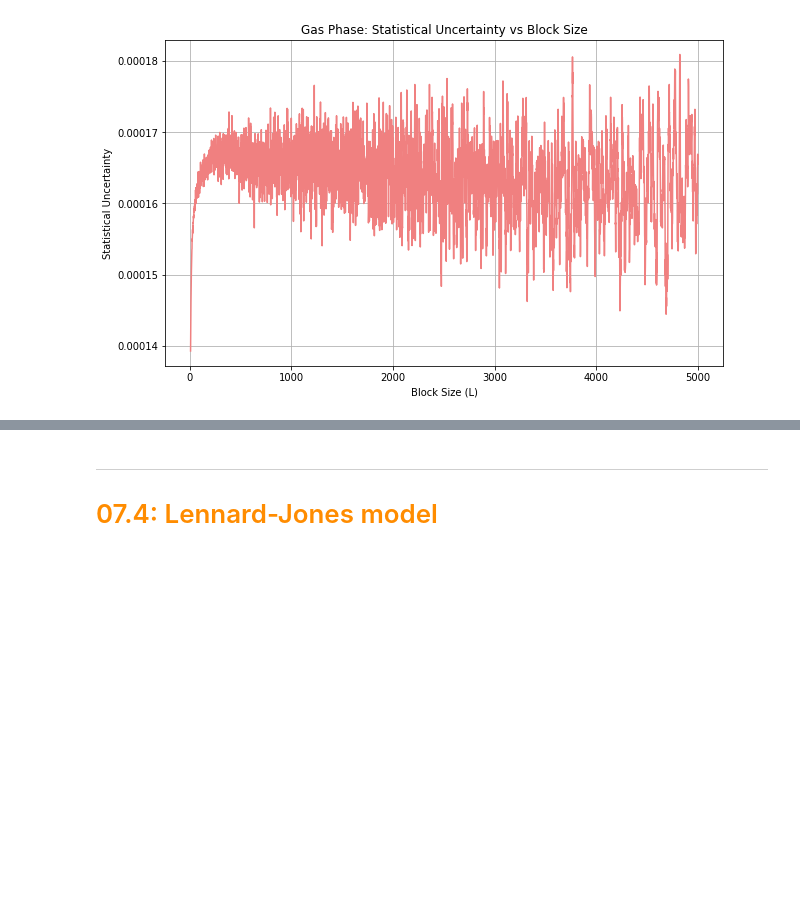
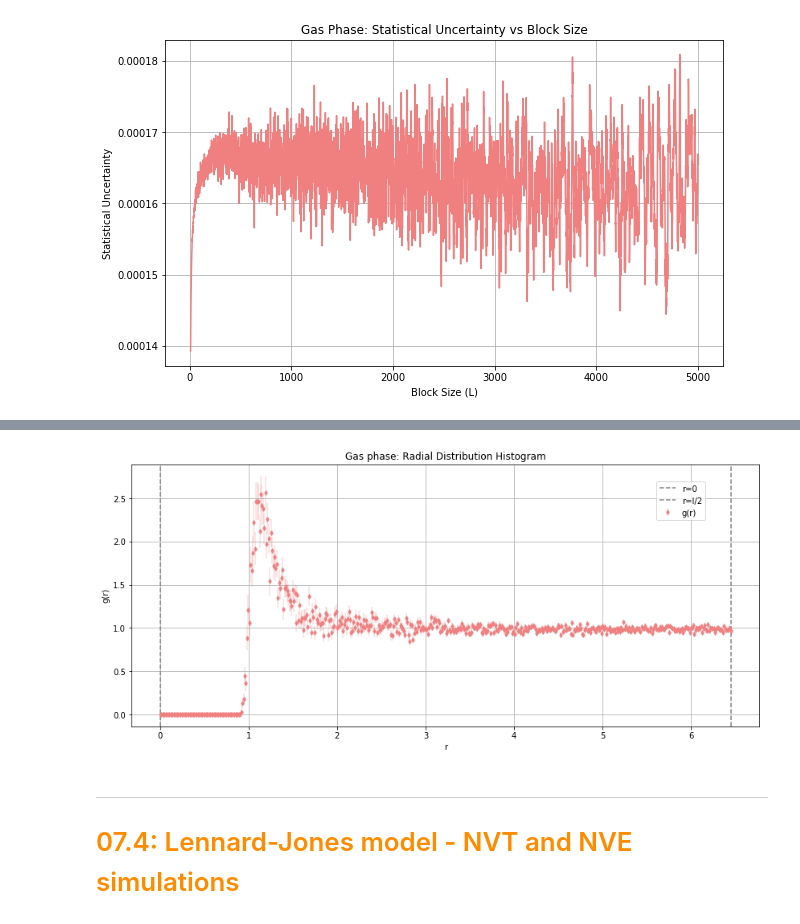
Before and after one commit to Carini108/NSL_Exercises, a Jupyter notebook: lez07/work07/Exercises07_Carini.ipynb, the cells around one changed output, grey strips where cells are left out. Drawn from its saved outputs; the diff is of its cells as text; code cells hidden in the pictures; blank space fills up the shorter version.

```diff
--- a/lez07/work07/Exercises07_Carini.ipynb
+++ b/lez07/work07/Exercises07_Carini.ipynb
@@ -244,3 +306,33 @@ average value of $g(r)$ in each block, final average value of $g(r)$ with statis
+# %%
+import numpy as np
+import matplotlib.pyplot as plt
+
+# Read data from file
+data = np.loadtxt("./tail/7.3/RDF_RESULTS_gas.dat")
+
+# Extracting data columns
+bin_index = data[:, 0]
+g_r_avg = data[:, 1]
+g_r_err = data[:, 2]
+
+# Plotting g(r)
+plt.figure(figsize=(14, 6))
+plt.errorbar(bin_index, g_r_avg, yerr=g_r_err, markersize=4, fmt='d', linewidth=0.4 , label='g(r)', color='lightcoral', ecolor='lightcoral')
+plt.xlabel('r')
+plt.ylabel('g(r)')
+plt.title('Gas phase: Radial Distribution Histogram')
+plt.grid(True)
+
+# Add vertical lines
+plt.axvline(x=0, color='gray', linestyle='--', label='r=0')
+plt.axvline(x=np.max(bin_index), color='gray', linestyle='--', label='r=l/2')
+
+# Adjust legend position
+plt.legend(loc='upper right', bbox_to_anchor=(0.92, 0.95))
+
+plt.show()
+# %% [output]
+[figure, added]
 # %% [markdown]
 ____________________
-# <span style="color:darkorange"> 07.4: Lennard-Jones model </span>
+# <span style="color:darkorange"> 07.4: Lennard-Jones model - NVT and NVE simulations </span>
```
Also changed, not shown: parts of 13 cells of this notebook, 53 other files.
